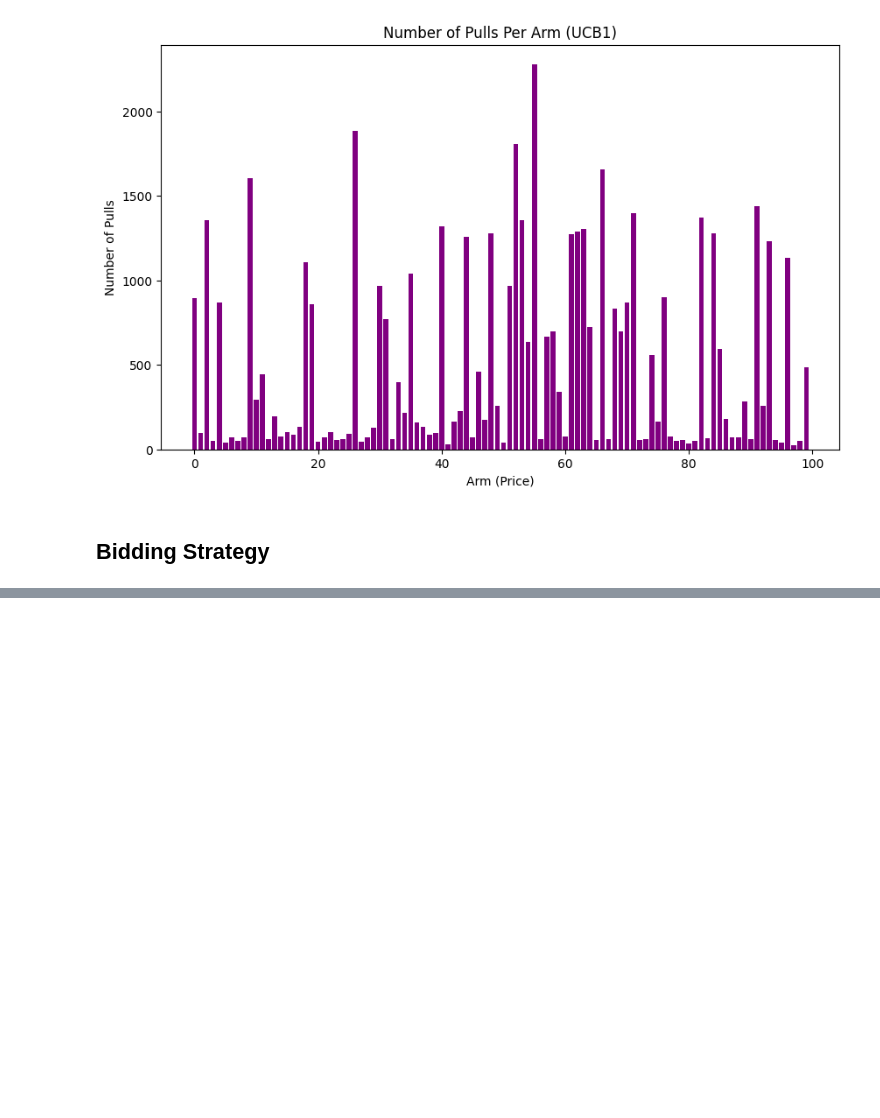
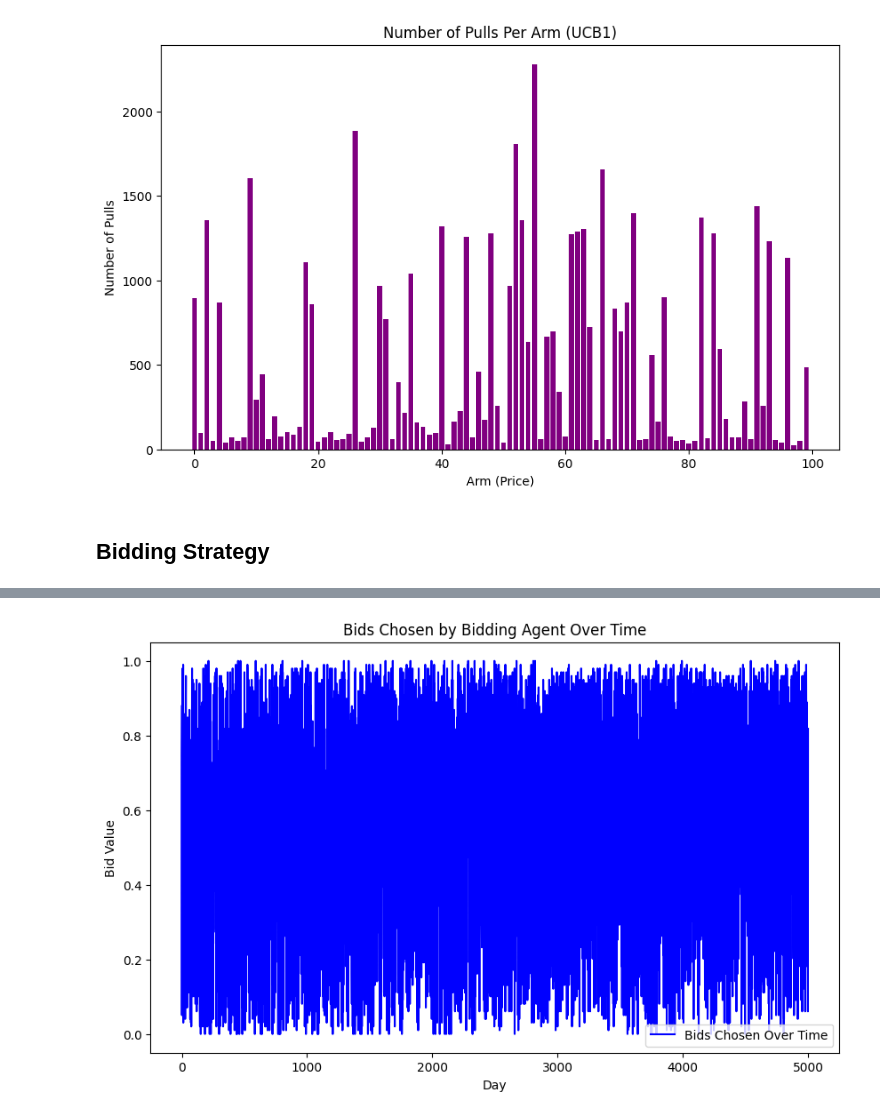
Before and after one commit to claudioarione/OnlineLearningApplications, a Jupyter notebook: requirement_2.ipynb, the cells around one changed output, grey strips where cells are left out. Cells and saved outputs as stored; diff of their text form; code cells hidden in the pictures; blank space fills up the shorter version.

```diff
--- a/requirement_2.ipynb
+++ b/requirement_2.ipynb
@@ -642,0 +633,11 @@ plt.show()
+# %%
+# Plot bids chosen over time
+plt.figure(figsize=(10, 6))
+plt.plot(bids_chosen, label="Bids Chosen Over Time", color="blue")
+plt.title("Bids Chosen by Bidding Agent Over Time")
+plt.xlabel("Day")
+plt.ylabel("Bid Value")
+plt.legend()
+plt.show()
+# %% [output]
+[figure, added]
```
Also changed, not shown: parts of 13 cells of this notebook, 1 other file.
